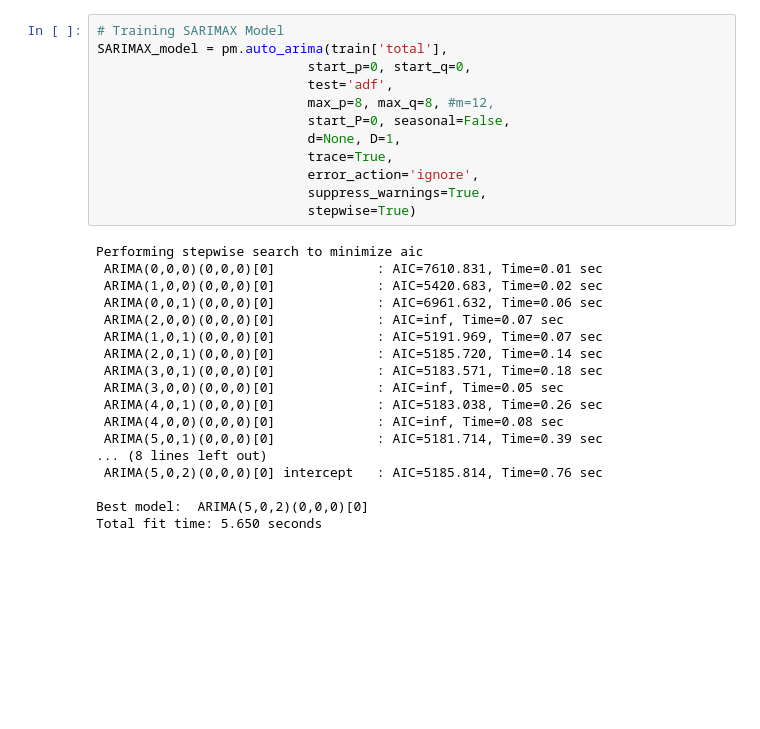
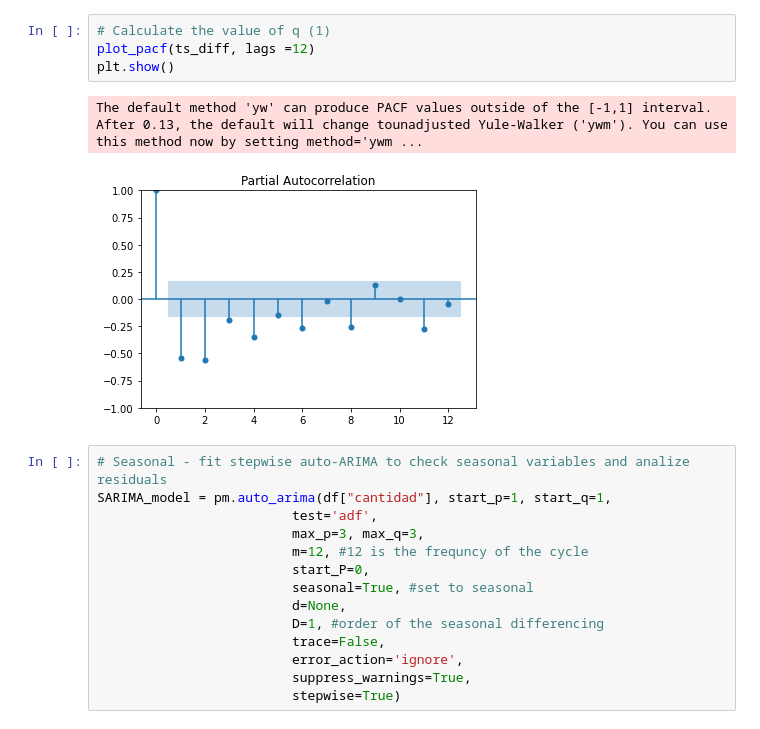
Before and after one commit to Carl0pez/Proyecto-DS4A, a Jupyter notebook: Training.ipynb, the cells around one changed output. Drawn from its saved outputs; the diff is of its cells as text; blank space fills up the shorter version.

```diff
--- a/Training.ipynb
+++ b/Training.ipynb
@@ -91,30 +98,21 @@ test = df[df.index >= '2021-07-31']
+# %%
+# Calculate the value of q (1)
+plot_pacf(ts_diff, lags =12)
+plt.show()
+# %% [output]
+The default method 'yw' can produce PACF values outside of the [-1,1] interval. After 0.13, the default will change tounadjusted Yule-Walker ('ywm'). You can use this method now by setting method='ywm ...
+[figure, added]
 # %%
-# Training SARIMAX Model
-SARIMAX_model = pm.auto_arima(train['total'],
-                           start_p=0, start_q=0,
-                           test='adf',
-                           max_p=8, max_q=8, #m=12,
-                           start_P=0, seasonal=False,
-                           d=None, D=1,
-                           trace=True,
-                           error_action='ignore',
-                           suppress_warnings=True,
-                           stepwise=True)
+# Seasonal - fit stepwise auto-ARIMA to check seasonal variables and analize residuals
+SARIMA_model = pm.auto_arima(df["cantidad"], start_p=1, start_q=1,
+                         test='adf',
+                         max_p=3, max_q=3,
+                         m=12, #12 is the frequncy of the cycle
+                         start_P=0,
+                         seasonal=True, #set to seasonal
+                         d=None,
+                         D=1, #order of the seasonal differencing
+                         trace=False,
+                         error_action='ignore',
+                         suppress_warnings=True,
+                         stepwise=True)
-# %% [output]
-Performing stepwise search to minimize aic
- ARIMA(0,0,0)(0,0,0)[0]             : AIC=7610.831, Time=0.01 sec
- ARIMA(1,0,0)(0,0,0)[0]             : AIC=5420.683, Time=0.02 sec
- ARIMA(0,0,1)(0,0,0)[0]             : AIC=6961.632, Time=0.06 sec
- ARIMA(2,0,0)(0,0,0)[0]             : AIC=inf, Time=0.07 sec
- ARIMA(1,0,1)(0,0,0)[0]             : AIC=5191.969, Time=0.07 sec
- ARIMA(2,0,1)(0,0,0)[0]             : AIC=5185.720, Time=0.14 sec
- ARIMA(3,0,1)(0,0,0)[0]             : AIC=5183.571, Time=0.18 sec
- ARIMA(3,0,0)(0,0,0)[0]             : AIC=inf, Time=0.05 sec
- ARIMA(4,0,1)(0,0,0)[0]             : AIC=5183.038, Time=0.26 sec
- ARIMA(4,0,0)(0,0,0)[0]             : AIC=inf, Time=0.08 sec
- ARIMA(5,0,1)(0,0,0)[0]             : AIC=5181.714, Time=0.39 sec
-... (8 lines left out)
- ARIMA(5,0,2)(0,0,0)[0] intercept   : AIC=5185.814, Time=0.76 sec
-
-Best model:  ARIMA(5,0,2)(0,0,0)[0]
-Total fit time: 5.650 seconds
```
Also changed, not shown: parts of 26 cells of this notebook, 4 other files.
